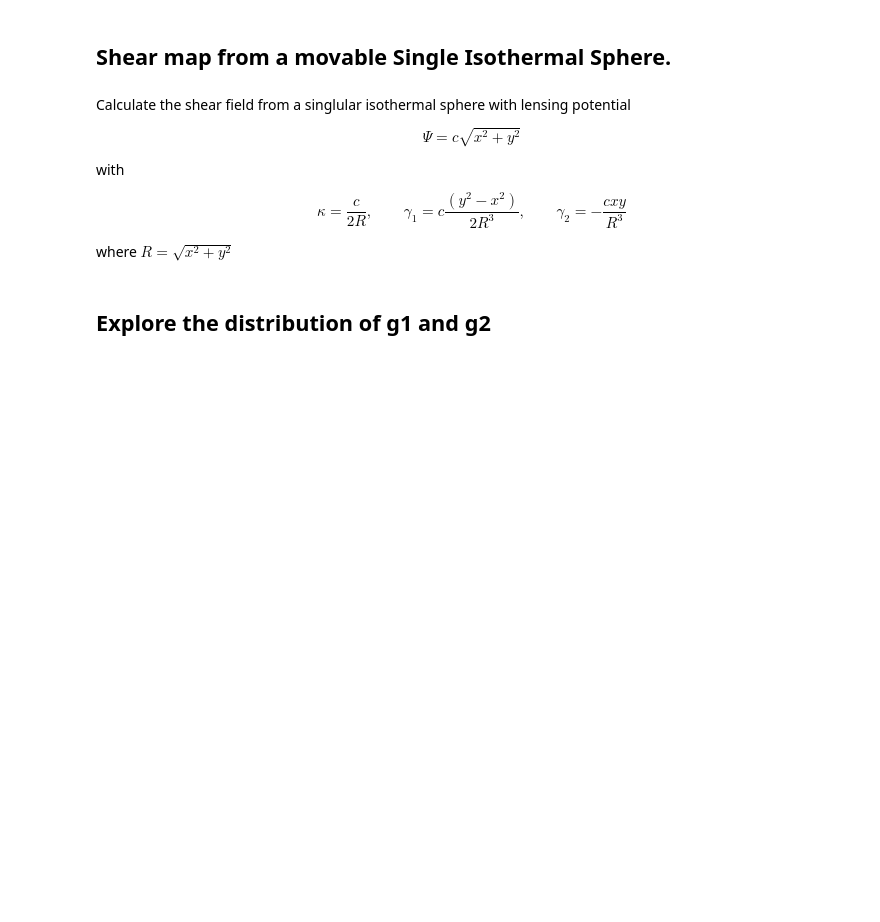
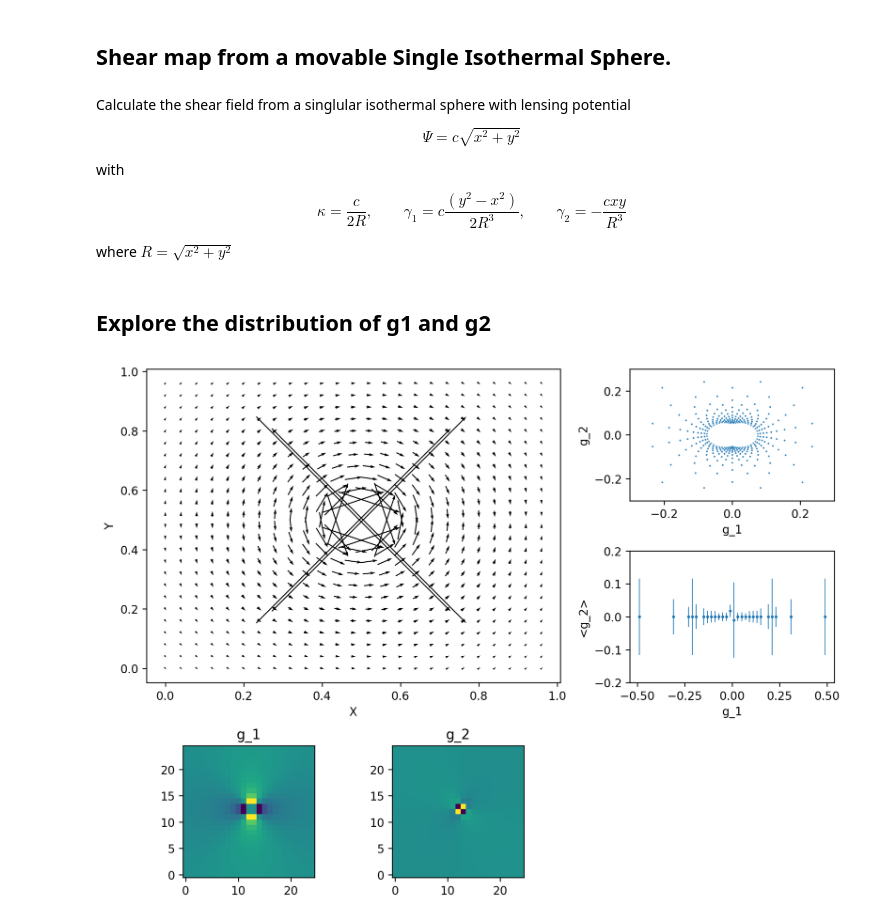
Before and after one commit to cwwalter/seagull-study, a Jupyter notebook: isothermal sphere lensing.ipynb, the cells around one changed output. Saved outputs shown, nothing was run; the diff lists cells and outputs as text; code cells hidden in the pictures; blank space fills up the shorter version.

Commit message:
Add a calculation of a distortion of field of galaxies.
Also an explanatory plot showing how the distortion going from the
circle to ellipse work.

```diff
--- a/isothermal sphere lensing.ipynb
+++ b/isothermal sphere lensing.ipynb
@@ -15,12 +17,12 @@ matplotlib.rcParams['figure.dpi'] = 120
 # %% [markdown]
 ## Shear map from a movable Single Isothermal Sphere.
 # %%
-xvalues = np.arange(0, 200., 4)
-yvalues = np.arange(0, 200., 4)
+xvalues = np.arange(0, 1., 0.04)
+yvalues = np.arange(0, 1., 0.04)
 xx, yy = np.meshgrid(xvalues, yvalues)
 
 # Location of sphere
-center = (100.00001, 100.00001)
+center = (0.5, 0.5)
 # %% [markdown]
 Calculate the shear field from a singlular isothermal sphere with lensing potential
 
@@ -32,7 +34,7 @@ $$ \kappa = \frac{c}{2R} , \qquad \gamma_1 = c \frac{(y^2 - x^2)}{2R^3}, \qquad
 
 where $ R = \sqrt{x^2 + y^2}$
 # %%
-c = .01
+c = 0.07
 
 x = xx - center[0]
 y = yy - center[1]
@@ -45,10 +47,6 @@ gamma2 = -c*(x*y)/R**3
 g1 = gamma1/(1 - kappa)
 g2 = gamma2/(1 - kappa)
 
-# kill singularity at center of sphere for plotting
-max_x, max_y = np.unravel_index(np.argmax(g2), g2.shape)
-g2[max_x, max_y] = 0
-
 # Calculate reduced shear
 reduced_shear = g1 + g2*1j
 magnitude = np.abs(reduced_shear)
@@ -56,16 +54,52 @@ phi = np.angle(reduced_shear)/2
 # %% [markdown]
 ## Explore the distribution of g1 and g2
 # %%
+#%%script false --no-raise-error
+
 # Make profile histogram
 
-h = Hist.new.Reg(50, -.0003, .0003).Mean()
+h = Hist.new.Reg(50, -.5, .5).Mean()
 h.fill(g1.flatten(), sample=g2.flatten())
 
 centers = h.axes.centers[0]
 mean = h.view().value
 
-with np.errstate(divide='ignore'):
+with np.errstate(invalid='ignore'):
     error_on_mean = np.sqrt(h.view().variance/h.view().count)
 
 mean_masked = ma.masked_where(h.view().count <= 2, mean)
-#plt.errorbar(x=centers, y=mean_masked, yerr=error_on_mean, fmt = '.', markersize=3, elinewidth=.7)
+
+# Make the plots
+
+# Canvas Setup
+fig = plt.figure(figsize=(9, 6.5), constrained_layout=True)
+gs = fig.add_gridspec(3, 3)
+ax0 = fig.add_subplot(gs[0:2, 0:2])
+ax1 = fig.add_subplot(gs[0, 2])
+ax2 = fig.add_subplot(gs[1,2])
+ax3 = fig.add_subplot(gs[2,0])
+ax4 = fig.add_subplot(gs[2,1])
+
+# Plots
+ax0.quiver(xx, yy, magnitude*np.cos(phi), magnitude*np.sin(phi), pivot='mid')
+ax0.set_xlabel('X')
+ax0.set_ylabel('Y')
+
+ax1.scatter(g1, g2, marker='.', s=.5)
+ax1.set_xlabel('g_1')
+ax1.set_ylabel('g_2')
+ax1.set_xlim(-.3, .3)
+ax1.set_ylim(-.3, .3)
+
+ax2.errorbar(x=centers, y=mean_masked, yerr=error_on_mean, fmt = '.', markersize=3, elinewidth=.7)
+ax2.set_xlabel('g_1')
+ax2.set_ylabel('<g_2>')
+ax1.set_xlim(-.3, .3)
+ax2.set_ylim(-.2, .2)
+
+ax3.imshow(g1, origin='lower')
+ax4.imshow(g2, origin='lower')
+ax3.set_title('g_1');
+ax4.set_title('g_2');
+# %% [output]
+[figure, added]
```
Also changed, not shown: parts of 8 cells of this notebook.
